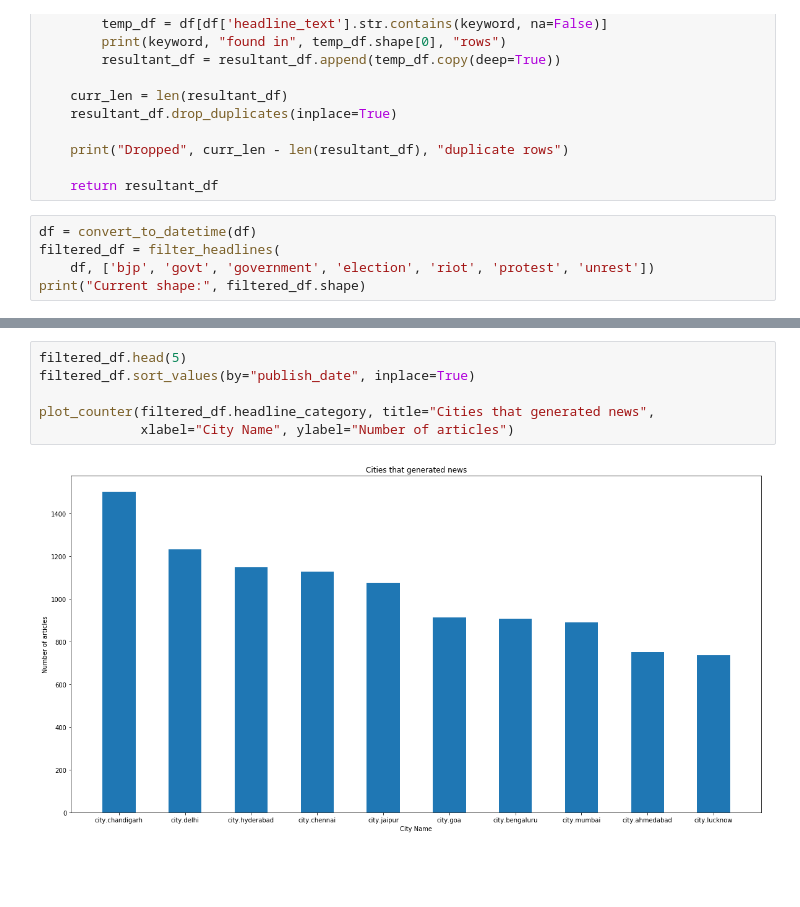
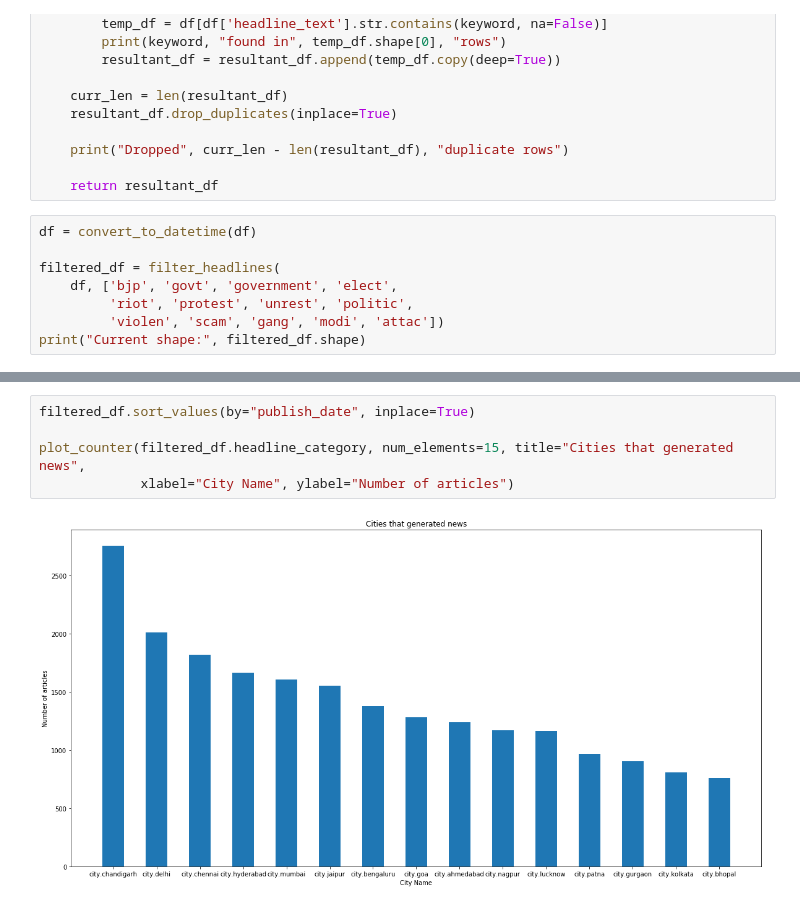
Before and after one commit to aashish-jain/Social-unrest-prediction, a Jupyter notebook: notebooks/headlines_dataset.ipynb, the cells around one changed output, grey strips where cells are left out. Drawn from its saved outputs; the diff is of its cells as text; blank space fills up the shorter version.

```diff
--- a/notebooks/headlines_dataset.ipynb
+++ b/notebooks/headlines_dataset.ipynb
@@ -75,8 +72,11 @@ def filter_headlines(df, keywords):
     return resultant_df
 # %%
 df = convert_to_datetime(df)
+
 filtered_df = filter_headlines(
-    df, ['bjp', 'govt', 'government', 'election', 'riot', 'protest', 'unrest'])
+    df, ['bjp', 'govt', 'government', 'elect',
+         'riot', 'protest', 'unrest', 'politic',
+         'violen', 'scam', 'gang', 'modi', 'attac'])
 print("Current shape:", filtered_df.shape)
 # %% [output]
 bjp found in 150 rows
@@ -101,8 +116,7 @@ Current shape: (20298, 3)
 # %%
-filtered_df.head(5)
 filtered_df.sort_values(by="publish_date", inplace=True)
 
-plot_counter(filtered_df.headline_category, title="Cities that generated news",
+plot_counter(filtered_df.headline_category, num_elements=15, title="Cities that generated news",
              xlabel="City Name", ylabel="Number of articles")
 # %% [output]
-[figure, old version]
+[figure, new version]
```
Also changed, not shown: parts of 5 cells of this notebook.
